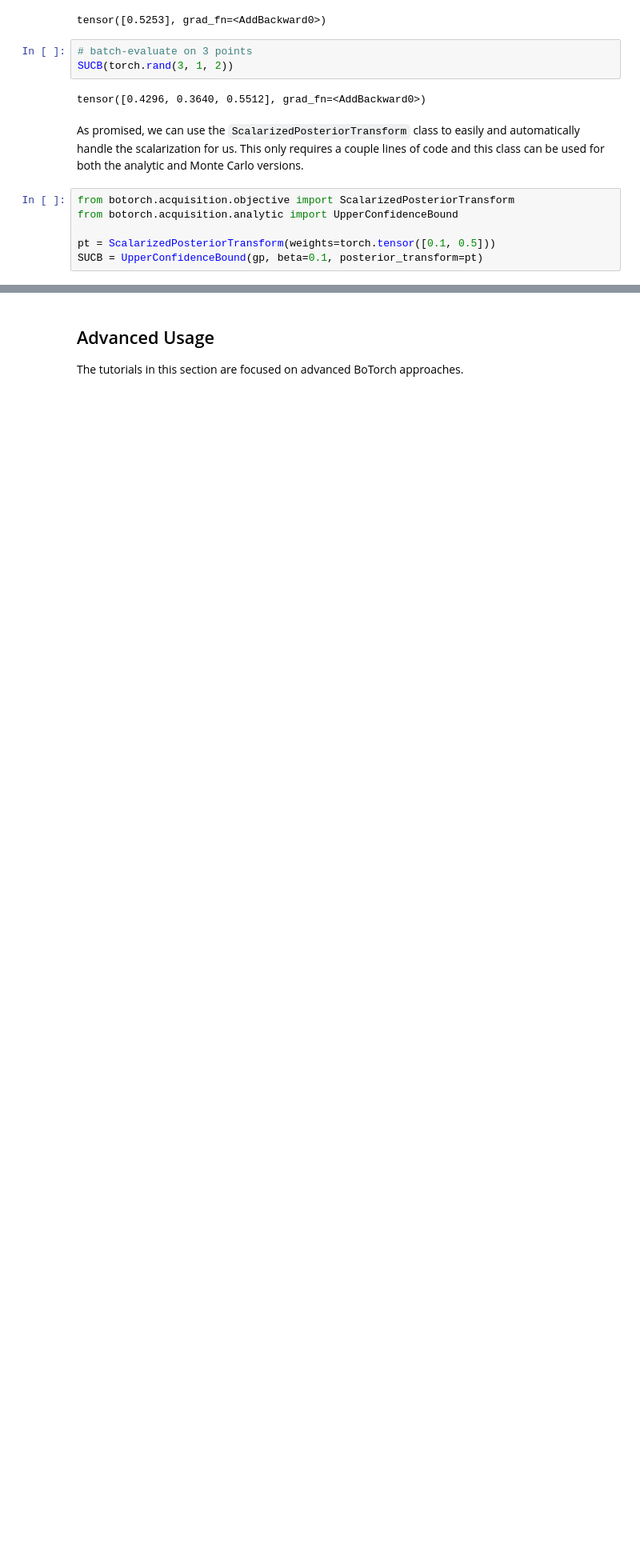
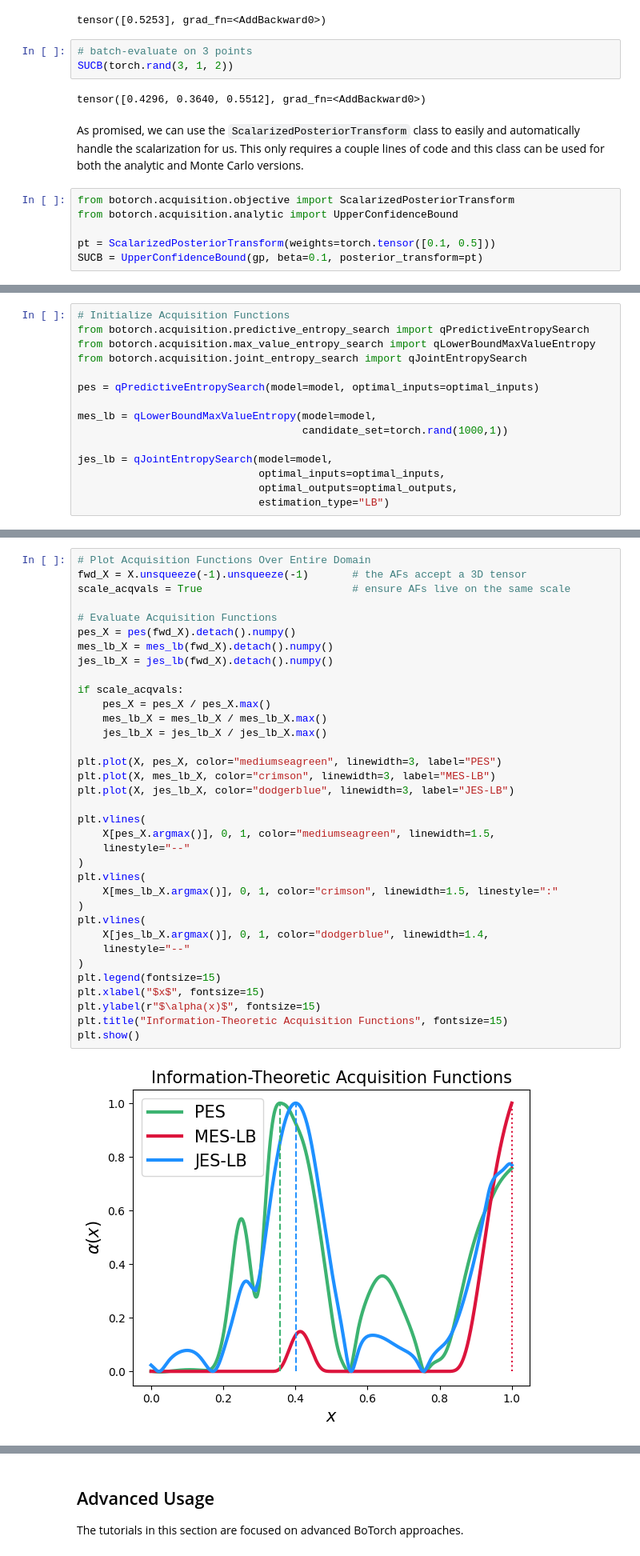
Before and after one commit to drewgjerstad/bayesian-optimization, a Jupyter notebook: examples/botorch_tutorials.ipynb, the cells around one changed output, grey strips where cells are left out. Shown: that part at 80% size. Cells and saved outputs as stored; diff of their text form; blank space fills up the shorter version.

Commit message:
Work on more botorch tutorials

```diff
--- a/examples/botorch_tutorials.ipynb
+++ b/examples/botorch_tutorials.ipynb
@@ -590,0 +796,15 @@ SUCB = UpperConfidenceBound(gp, beta=0.1, posterior_transform=pt)
+# %%
+# Initialize Acquisition Functions
+from botorch.acquisition.predictive_entropy_search import qPredictiveEntropySearch
+from botorch.acquisition.max_value_entropy_search import qLowerBoundMaxValueEntropy
+from botorch.acquisition.joint_entropy_search import qJointEntropySearch
+
+pes = qPredictiveEntropySearch(model=model, optimal_inputs=optimal_inputs)
+
+mes_lb = qLowerBoundMaxValueEntropy(model=model,
+                                    candidate_set=torch.rand(1000,1))
+
+jes_lb = qJointEntropySearch(model=model,
+                             optimal_inputs=optimal_inputs,
+                             optimal_outputs=optimal_outputs,
+                             estimation_type="LB")
@@ -590,0 +814,37 @@ SUCB = UpperConfidenceBound(gp, beta=0.1, posterior_transform=pt)
+# %%
+# Plot Acquisition Functions Over Entire Domain
+fwd_X = X.unsqueeze(-1).unsqueeze(-1)       # the AFs accept a 3D tensor
+scale_acqvals = True                        # ensure AFs live on the same scale
+
+# Evaluate Acquisition Functions
+pes_X = pes(fwd_X).detach().numpy()
+mes_lb_X = mes_lb(fwd_X).detach().numpy()
+jes_lb_X = jes_lb(fwd_X).detach().numpy()
+
+if scale_acqvals:
+    pes_X = pes_X / pes_X.max()
+    mes_lb_X = mes_lb_X / mes_lb_X.max()
+    jes_lb_X = jes_lb_X / jes_lb_X.max()
+
+plt.plot(X, pes_X, color="mediumseagreen", linewidth=3, label="PES")
+plt.plot(X, mes_lb_X, color="crimson", linewidth=3, label="MES-LB")
+plt.plot(X, jes_lb_X, color="dodgerblue", linewidth=3, label="JES-LB")
+
+plt.vlines(
+    X[pes_X.argmax()], 0, 1, color="mediumseagreen", linewidth=1.5,
+    linestyle="--"
+)
+plt.vlines(
+    X[mes_lb_X.argmax()], 0, 1, color="crimson", linewidth=1.5, linestyle=":"
+)
+plt.vlines(
+    X[jes_lb_X.argmax()], 0, 1, color="dodgerblue", linewidth=1.4,
+    linestyle="--"
+)
+plt.legend(fontsize=15)
+plt.xlabel("$x$", fontsize=15)
+plt.ylabel(r"$\alpha(x)$", fontsize=15)
+plt.title("Information-Theoretic Acquisition Functions", fontsize=15)
+plt.show()
+# %% [output]
+[figure, added]
```
Also changed, not shown: parts of 32 cells of this notebook.
